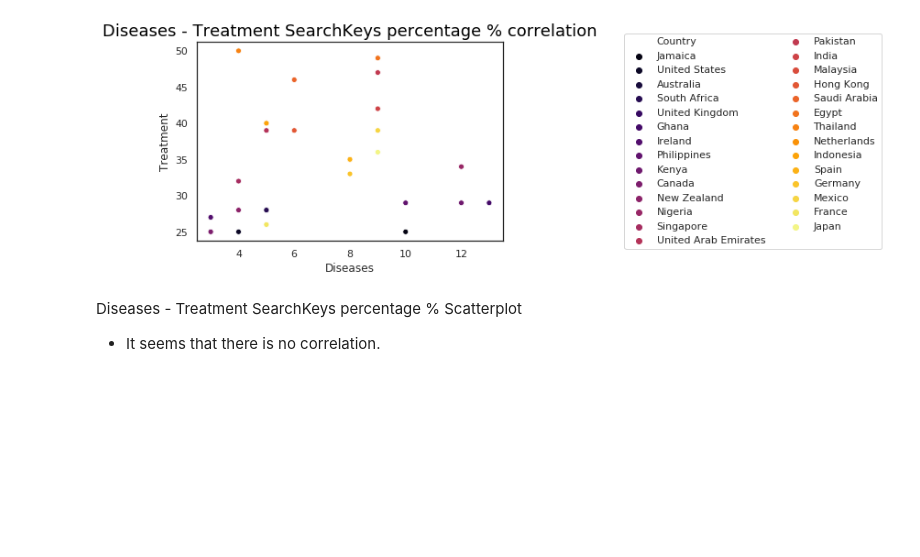
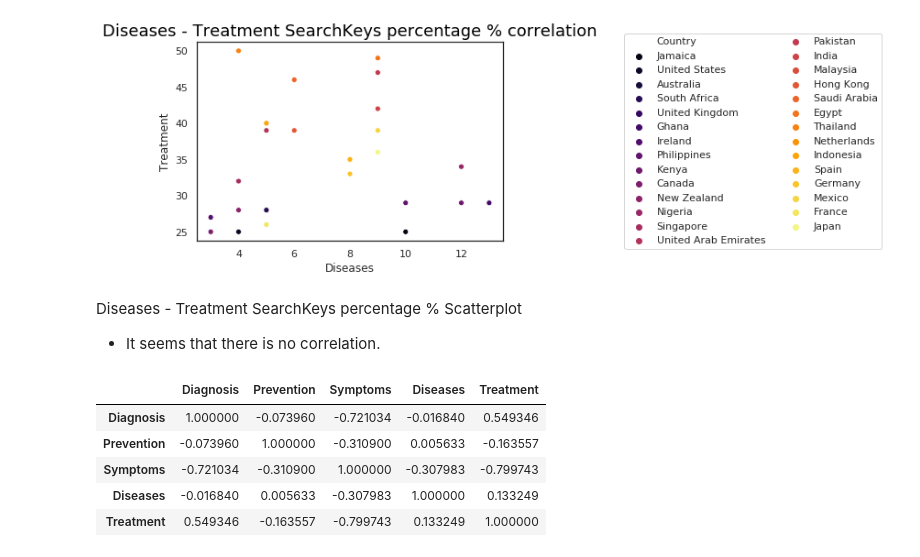
Before and after one commit to ioannapap/health_keysearch_analysis, a Jupyter notebook: health_search.ipynb, the cells around one changed output. Saved outputs shown, nothing was run; the diff lists cells and outputs as text; code cells hidden in the pictures; blank space fills up the shorter version.

```diff
--- a/health_search.ipynb
+++ b/health_search.ipynb
@@ -354,3 +320,13 @@ plt.savefig('diseases_treatment%_scatterplot.png')
 Diseases - Treatment SearchKeys percentage % Scatterplot
 
 - It seems that there is no correlation.
+# %%
+#Pearson Correlation Coefficient
+health_issue_df.corr(method = 'pearson')
+# %% [output]
+|  | Diagnosis | Prevention | Symptoms | Diseases | Treatment |
+| Diagnosis | 1.000000 | -0.073960 | -0.721034 | -0.016840 | 0.549346 |
+| Prevention | -0.073960 | 1.000000 | -0.310900 | 0.005633 | -0.163557 |
+| Symptoms | -0.721034 | -0.310900 | 1.000000 | -0.307983 | -0.799743 |
+| Diseases | -0.016840 | 0.005633 | -0.307983 | 1.000000 | 0.133249 |
+| Treatment | 0.549346 | -0.163557 | -0.799743 | 0.133249 | 1.000000 |
```
Also changed, not shown: parts of 8 cells of this notebook, 4 other files.
